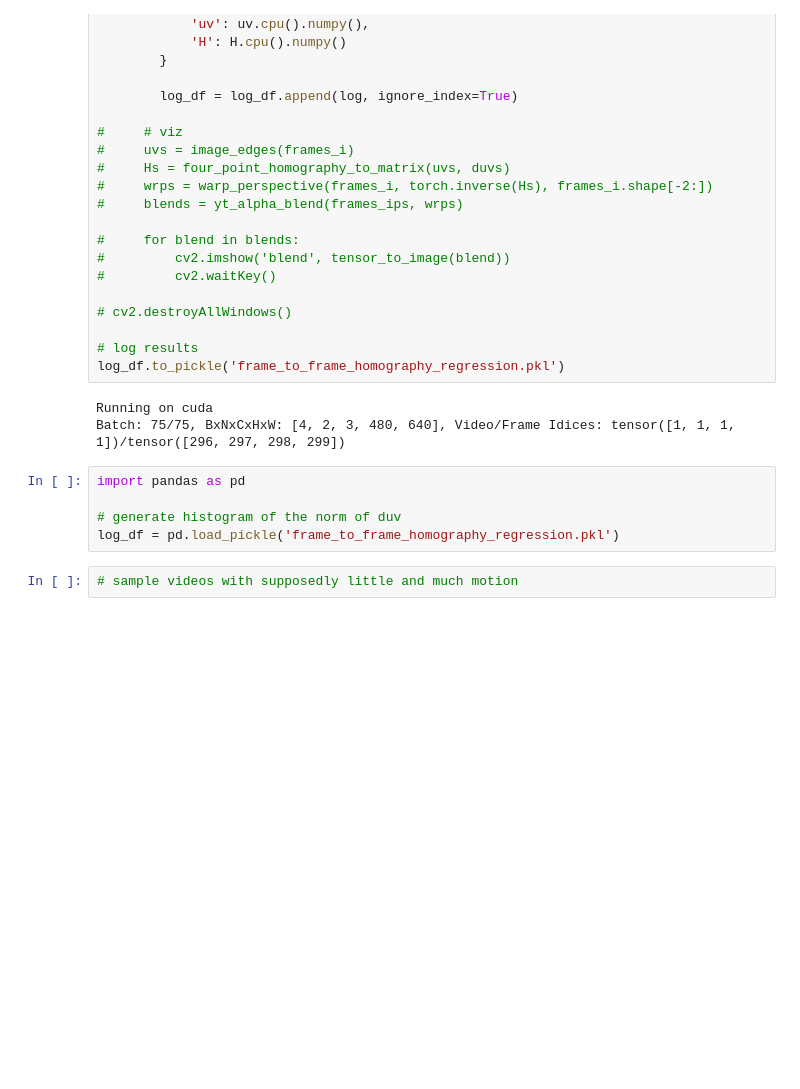
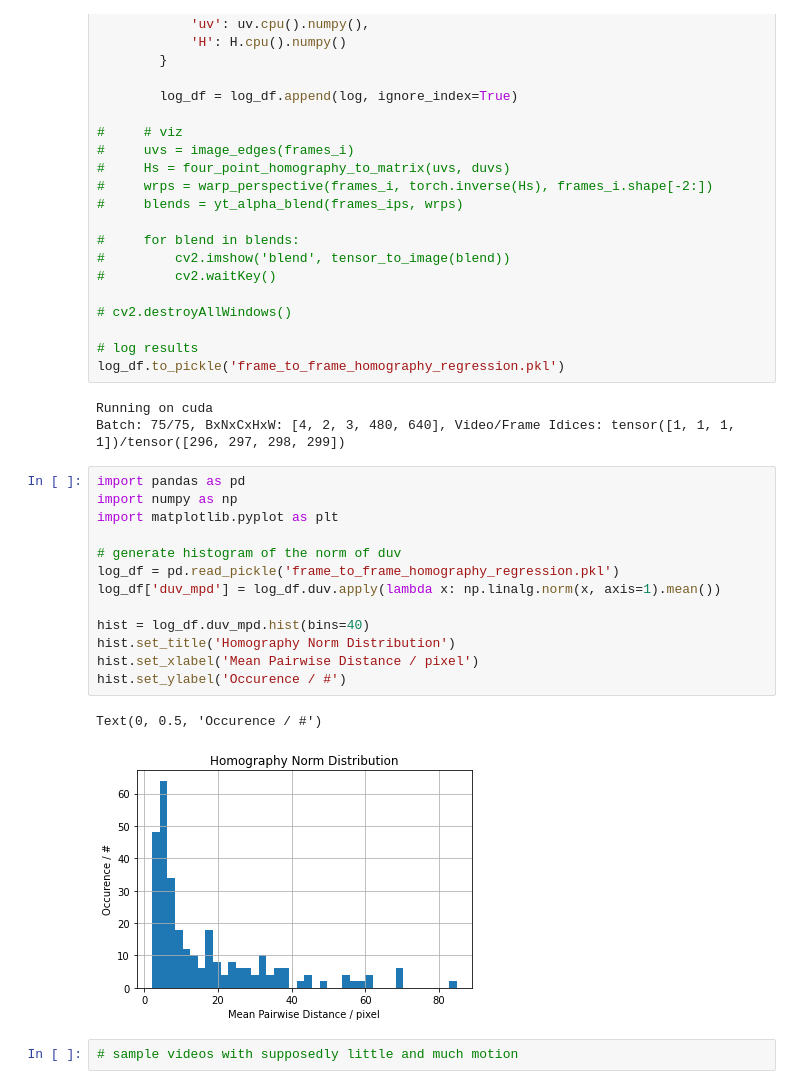
Before and after one commit to RViMLab/MICCAI2023-Camera-Motion-Prediction, a Jupyter notebook: notebooks/21_02_22_motion_statistical_analysis.ipynb, the cells around one changed output. Cells and saved outputs as stored; diff of their text form; blank space fills up the shorter version.

Commit message:
finished hist

```diff
--- a/notebooks/21_02_22_motion_statistical_analysis.ipynb
+++ b/notebooks/21_02_22_motion_statistical_analysis.ipynb
@@ -153,10 +153,21 @@ log_df.to_pickle('frame_to_frame_homography_regression.pkl')
 # %% [output]
 Running on cuda
 Batch: 75/75, BxNxCxHxW: [4, 2, 3, 480, 640], Video/Frame Idices: tensor([1, 1, 1, 1])/tensor([296, 297, 298, 299])
-# %%
-import pandas as pd
-
-# generate histogram of the norm of duv
-log_df = pd.load_pickle('frame_to_frame_homography_regression.pkl')
+# %%
+import pandas as pd
+import numpy as np
+import matplotlib.pyplot as plt
+
+# generate histogram of the norm of duv
+log_df = pd.read_pickle('frame_to_frame_homography_regression.pkl')
+log_df['duv_mpd'] = log_df.duv.apply(lambda x: np.linalg.norm(x, axis=1).mean())
+
+hist = log_df.duv_mpd.hist(bins=40)
+hist.set_title('Homography Norm Distribution')
+hist.set_xlabel('Mean Pairwise Distance / pixel')
+hist.set_ylabel('Occurence / #')
+# %% [output]
+Text(0, 0.5, 'Occurence / #')
+[figure, added]
 # %%
 # sample videos with supposedly little and much motion
```
